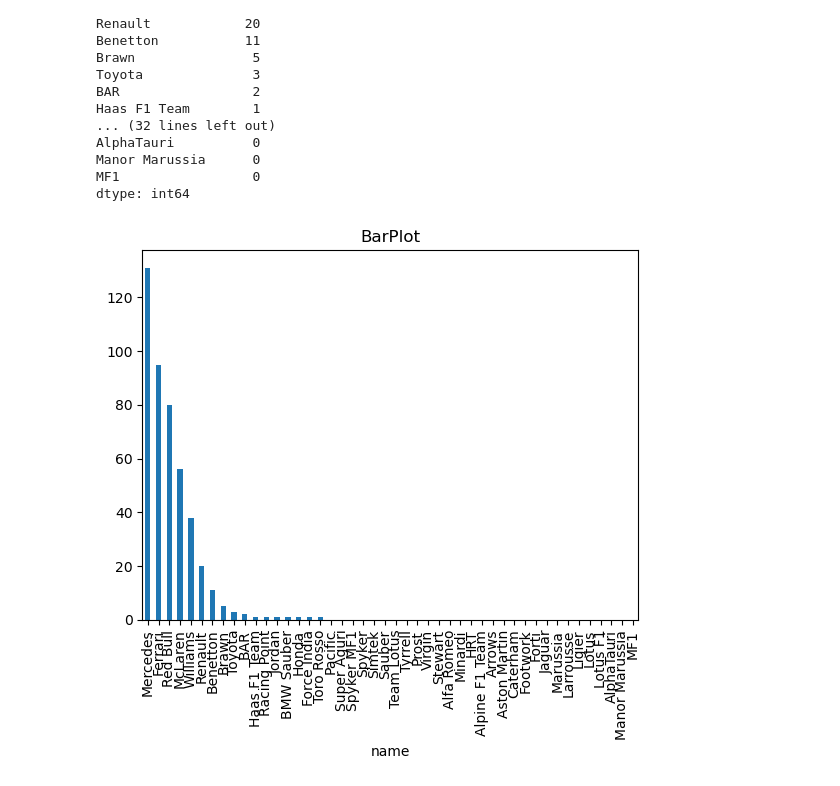
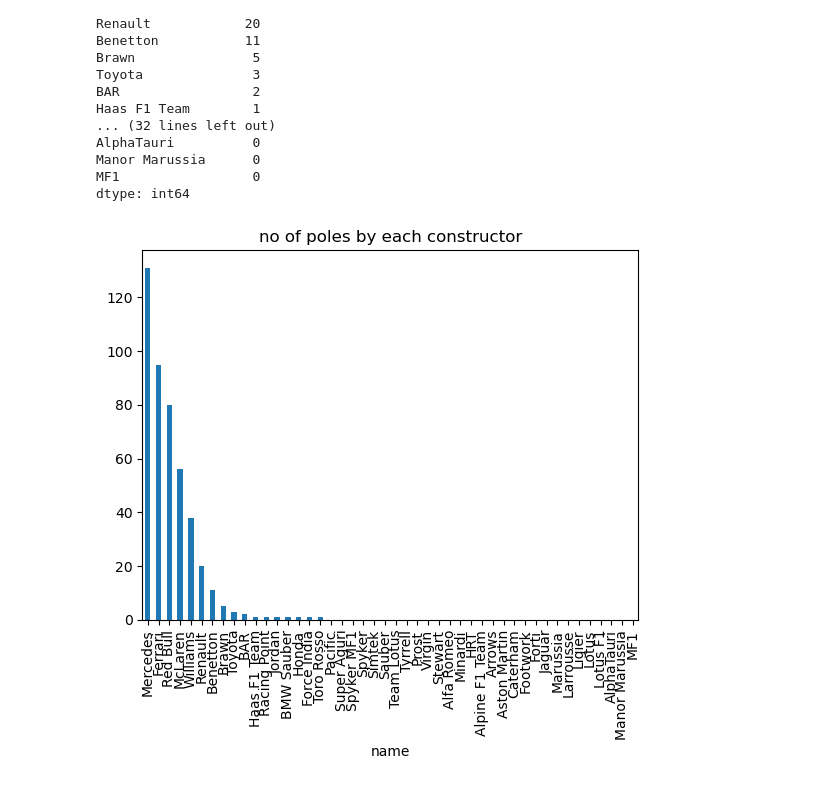
Before and after one commit to Harshith1234567/FormulaOneAnalysis, a Jupyter notebook: formulaoneanalysis.ipynb, the cells around one changed output. Cells and saved outputs as stored; diff of their text form; code cells hidden in the pictures.

```diff
--- a/formulaoneanalysis.ipynb
+++ b/formulaoneanalysis.ipynb
@@ -174,11 +174,11 @@ dtype: int64
 # %%
 qualiConsDataDf.plot(kind='bar',
         x='name',
         y='poles')
         #color='green')
-plt.title('BarPlot')
+plt.title('no of poles by each constructor')
 
 
 plt.show()
 # %% [output]
-[figure, old version]
+[figure, new version]
```
